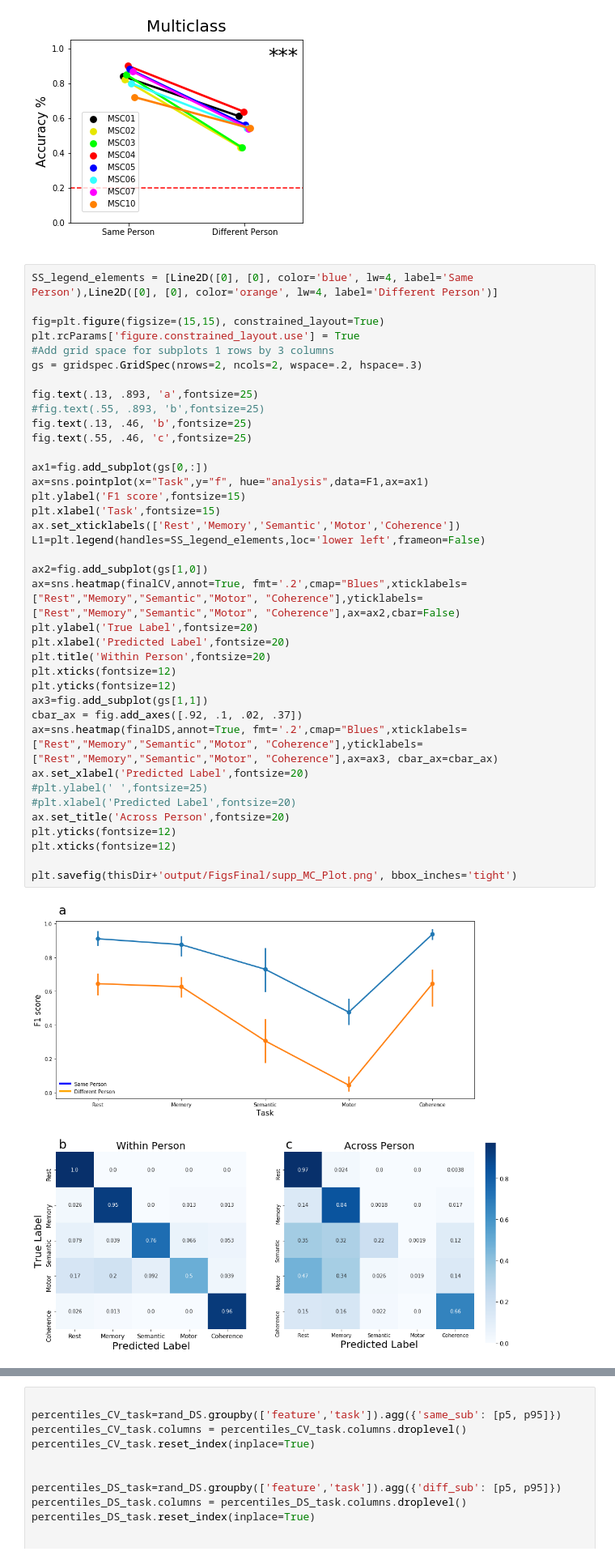
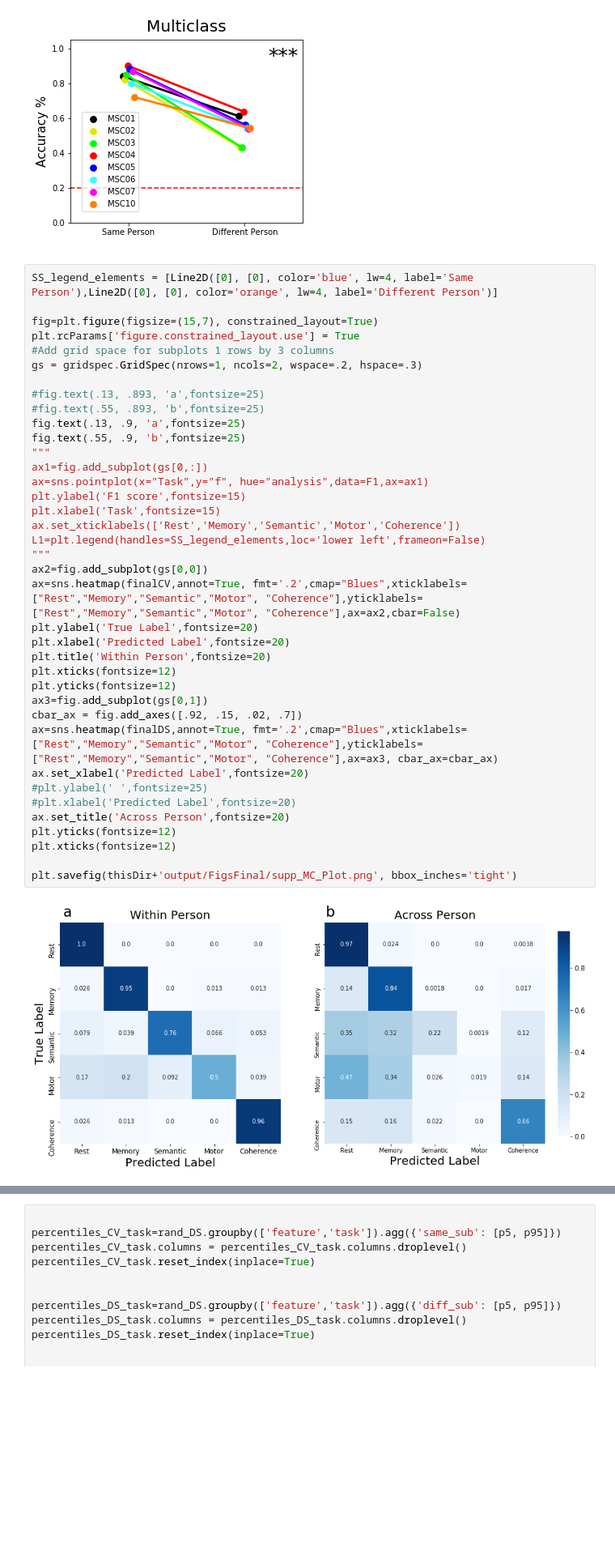
Before and after one commit to GrattonLab/MSC_Alexis, a Jupyter notebook: analysis/code/mL_rsfMRI/Figures/FinalFigures.ipynb, the cells around one changed output, grey strips where cells are left out. Shown at 81% size. Drawn from its saved outputs; the diff is of its cells as text; blank space fills up the shorter version.

Commit message:
final figures

```diff
--- a/analysis/code/mL_rsfMRI/Figures/FinalFigures.ipynb
+++ b/analysis/code/mL_rsfMRI/Figures/FinalFigures.ipynb
@@ -1770,40 +1766,40 @@ plt.savefig(thisDir+'output/FigsFinal/MC_Plot.png', bbox_inches='tight')
 # %%
 SS_legend_elements = [Line2D([0], [0], color='blue', lw=4, label='Same Person'),Line2D([0], [0], color='orange', lw=4, label='Different Person')]
 
-fig=plt.figure(figsize=(15,15), constrained_layout=True)
+fig=plt.figure(figsize=(15,7), constrained_layout=True)
 plt.rcParams['figure.constrained_layout.use'] = True
 #Add grid space for subplots 1 rows by 3 columns
-gs = gridspec.GridSpec(nrows=2, ncols=2, wspace=.2, hspace=.3)
+gs = gridspec.GridSpec(nrows=1, ncols=2, wspace=.2, hspace=.3)
 
-fig.text(.13, .893, 'a',fontsize=25)
+#fig.text(.13, .893, 'a',fontsize=25)
 #fig.text(.55, .893, 'b',fontsize=25)
-fig.text(.13, .46, 'b',fontsize=25)
-fig.text(.55, .46, 'c',fontsize=25)
-
+fig.text(.13, .9, 'a',fontsize=25)
+fig.text(.55, .9, 'b',fontsize=25)
+"""
 ax1=fig.add_subplot(gs[0,:])
 ax=sns.pointplot(x="Task",y="f", hue="analysis",data=F1,ax=ax1)
 plt.ylabel('F1 score',fontsize=15)
 plt.xlabel('Task',fontsize=15)
 ax.set_xticklabels(['Rest','Memory','Semantic','Motor','Coherence'])
 L1=plt.legend(handles=SS_legend_elements,loc='lower left',frameon=False)
-
-ax2=fig.add_subplot(gs[1,0])
+"""
+ax2=fig.add_subplot(gs[0,0])
 ax=sns.heatmap(finalCV,annot=True, fmt='.2',cmap="Blues",xticklabels=["Rest","Memory","Semantic","Motor", "Coherence"],yticklabels=["Rest","Memory","Semantic","Motor", "Coherence"],ax=ax2,cbar=False)
 plt.ylabel('True Label',fontsize=20)
 plt.xlabel('Predicted Label',fontsize=20)
 plt.title('Within Person',fontsize=20)
 plt.xticks(fontsize=12)
 plt.yticks(fontsize=12)
-ax3=fig.add_subplot(gs[1,1])
-cbar_ax = fig.add_axes([.92, .1, .02, .37])
+ax3=fig.add_subplot(gs[0,1])
+cbar_ax = fig.add_axes([.92, .15, .02, .7])
 ax=sns.heatmap(finalDS,annot=True, fmt='.2',cmap="Blues",xticklabels=["Rest","Memory","Semantic","Motor", "Coherence"],yticklabels=["Rest","Memory","Semantic","Motor", "Coherence"],ax=ax3, cbar_ax=cbar_ax)
 ax.set_xlabel('Predicted Label',fontsize=20)
 #plt.ylabel(' ',fontsize=25)
 #plt.xlabel('Predicted Label',fontsize=20)
 ax.set_title('Across Person',fontsize=20)
 plt.yticks(fontsize=12)
 plt.xticks(fontsize=12)
 
 plt.savefig(thisDir+'output/FigsFinal/supp_MC_Plot.png', bbox_inches='tight')
 # %% [output]
-[figure, old version]
+[figure, new version]
```
Also changed, not shown: parts of 10 cells of this notebook, 26 other files.
